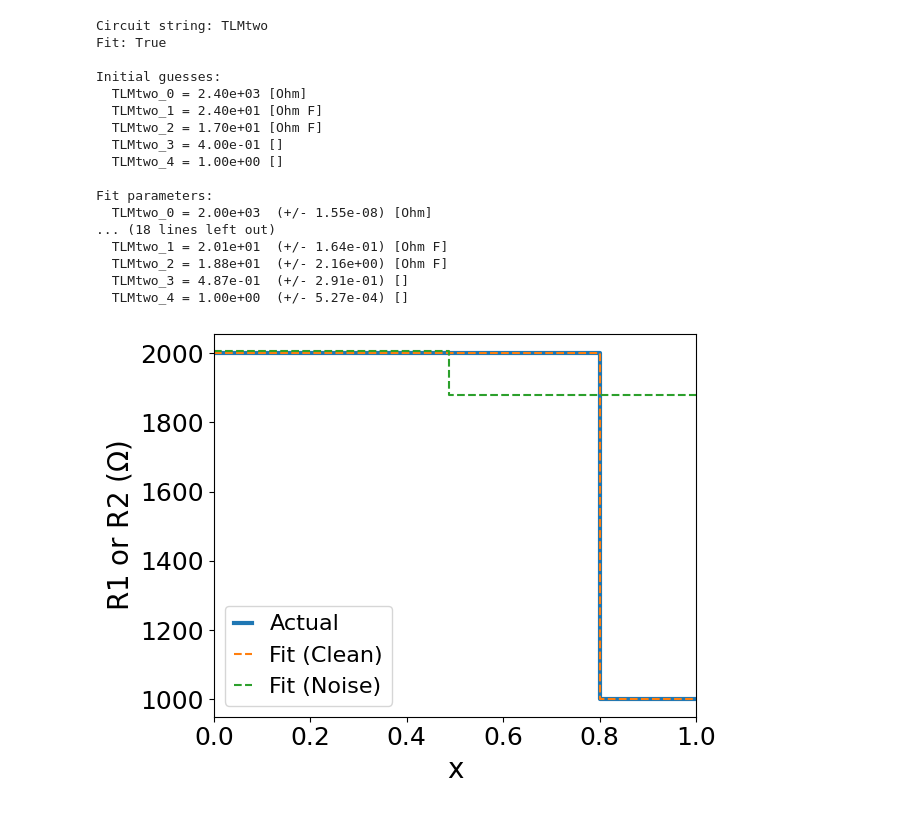
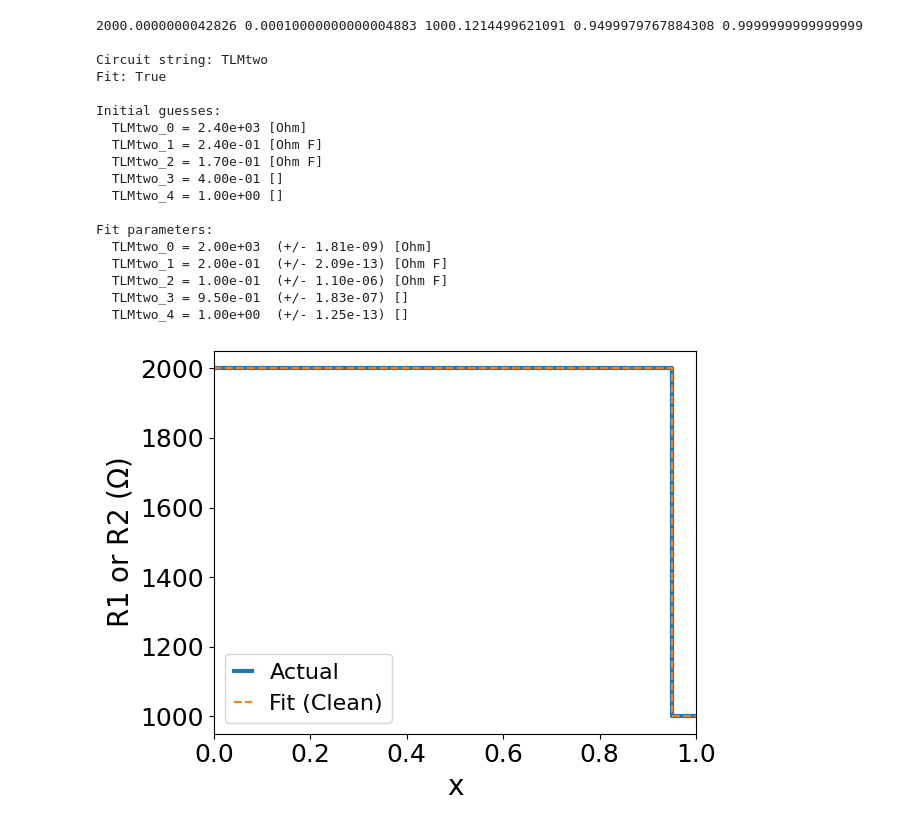
Before and after one commit to Yugal0/fitting-sensitivity-analysis, a Jupyter notebook: sensi2withNoise R1R2.ipynb, the cells around one changed output. Cells and saved outputs as stored; diff of their text form; code cells hidden in the pictures.

```diff
--- a/sensi2withNoise R1R2.ipynb
+++ b/sensi2withNoise R1R2.ipynb
@@ -9,8 +9,8 @@ from models import *
 # %%
 R1=2000
 R2=1000
-Q=1e-2
-delta1=0.8
+Q=1e-4
+delta1=0.95
 alpha=1
 
 # R1, R1Q, R2Q, delta1, alpha = 1000, 1000*1e-4, 2000*1e-4, 0.4, 1
@@ -47,7 +47,7 @@ c_fit_two=CustomCircuit(initial_guess=param_to_fit,circuit="TLMtwo")
 c_fit_two_noisy=CustomCircuit(initial_guess=param_to_fit,circuit="TLMtwo")
 
 #fit the clean data
-c_fit_two.fit(impedance=z_sim_two,frequencies=freq,sigma=give_weights(z_sim_two,wt),ftol=1e-8, xtol=1e-8, gtol=1e-8,bounds=((0,0,0,0,0.5),(np.inf,np.inf,np.inf,1,1)))
+c_fit_two.fit(impedance=z_sim_two,frequencies=freq,sigma=give_weights(z_sim_two,wt),ftol=1e-8, xtol=1e-8, gtol=1e-10,bounds=((0,0,0,0,0.5),(np.inf,np.inf,np.inf,1,1)))
 z_fit_two=c_fit_two.predict(frequencies=freq)
 
 #fit the noisy data
@@ -60,57 +60,62 @@ R2_fit=c_fit_two.parameters_[2]/Q_fit
 delta1_fit=c_fit_two.parameters_[3]
 alpha_fit=c_fit_two.parameters_[4]
 
+
+
 R1_fit_noisy=c_fit_two_noisy.parameters_[0]
 Q_fit_noisy=c_fit_two_noisy.parameters_[1]/c_fit_two_noisy.parameters_[0]
 R2_fit_noisy=c_fit_two_noisy.parameters_[2]/Q_fit_noisy
 delta1_fit_noisy=c_fit_two_noisy.parameters_[3]
 alpha_fit_noisy=c_fit_two_noisy.parameters_[4]
 # %%
+print(R1_fit,Q_fit,R2_fit,delta1_fit,alpha_fit)
 print(c_fit_two)
-print(c_fit_two_noisy)
+# print(c_fit_two_noisy)
 # %% [output]
+2000.0000000042826 0.00010000000000004883 1000.1214499621091 0.9499979767884308 0.9999999999999999
+
 Circuit string: TLMtwo
 Fit: True
 
 Initial guesses:
   TLMtwo_0 = 2.40e+03 [Ohm]
-  TLMtwo_1 = 2.40e+01 [Ohm F]
-  TLMtwo_2 = 1.70e+01 [Ohm F]
+  TLMtwo_1 = 2.40e-01 [Ohm F]
+  TLMtwo_2 = 1.70e-01 [Ohm F]
   TLMtwo_3 = 4.00e-01 []
   TLMtwo_4 = 1.00e+00 []
 
 Fit parameters:
-  TLMtwo_0 = 2.00e+03  (+/- 1.55e-08) [Ohm]
-... (18 lines left out)
-  TLMtwo_1 = 2.01e+01  (+/- 1.64e-01) [Ohm F]
-  TLMtwo_2 = 1.88e+01  (+/- 2.16e+00) [Ohm F]
-  TLMtwo_3 = 4.87e-01  (+/- 2.91e-01) []
-  TLMtwo_4 = 1.00e+00  (+/- 5.27e-04) []
+  TLMtwo_0 = 2.00e+03  (+/- 1.81e-09) [Ohm]
+  TLMtwo_1 = 2.00e-01  (+/- 2.09e-13) [Ohm F]
+  TLMtwo_2 = 1.00e-01  (+/- 1.10e-06) [Ohm F]
+  TLMtwo_3 = 9.50e-01  (+/- 1.83e-07) []
+  TLMtwo_4 = 1.00e+00  (+/- 1.25e-13) []
 # %%
 fig, ax=plt.subplots()
 x=np.linspace(0,1)
 #plot the original data R1 and R2 values
 ax.plot([0,delta1,delta1,1],[R1,R1,R2,R2],linewidth=3)
 
 #plot the fitted R1 and R2 values
 ax.plot([0,delta1_fit,delta1_fit,1],[R1_fit,R1_fit,R2_fit,R2_fit],linestyle="--")
 
 #plot the fitted R1 and R2 values
-ax.plot([0,delta1_fit_noisy,delta1_fit_noisy,1],[R1_fit_noisy,R1_fit_noisy,R2_fit_noisy,R2_fit_noisy],linestyle="--")
+# ax.plot([0,delta1_fit_noisy,delta1_fit_noisy,1],[R1_fit_noisy,R1_fit_noisy,R2_fit_noisy,R2_fit_noisy],linestyle="--")
 
 ax.set_xlabel("x",fontsize=20)
 ax.set_ylabel("R1 or R2 ($\Omega$)",fontsize=20)
 ax.set_xmargin(0)
 # ax.legend(["Actual","Fit (Clean)"],fontsize=16,handlelength=0.8)
-ax.legend(["Actual","Fit (Clean)","Fit (Noise)"],fontsize=16,handlelength=0.8)
+# ax.legend(["Actual","Fit (Clean)","Fit (Noise)"],fontsize=16,handlelength=0.8)
+ax.legend(["Actual","Fit (Clean)"],fontsize=16,handlelength=0.8)
 ax.tick_params(labelsize=18)
 # ax.grid(True)
 # ax.set_ylim(800,2100)
 fig.tight_layout()
-fig.savefig("step_noise_profile_fit.png",dpi=500)
+fig.savefig("step_noise_profile_fit.png",dpi=800)
 # ax.legend(fontsize=16,handlelength=0.8)
 # %% [output]
-[figure, old version]
+[figure, new version]
 # %%
 fig2,ax2=plt.subplots()
 #plot the original nyquist plot
```
Also changed, not shown: parts of 2 cells of this notebook, 5 other files.
